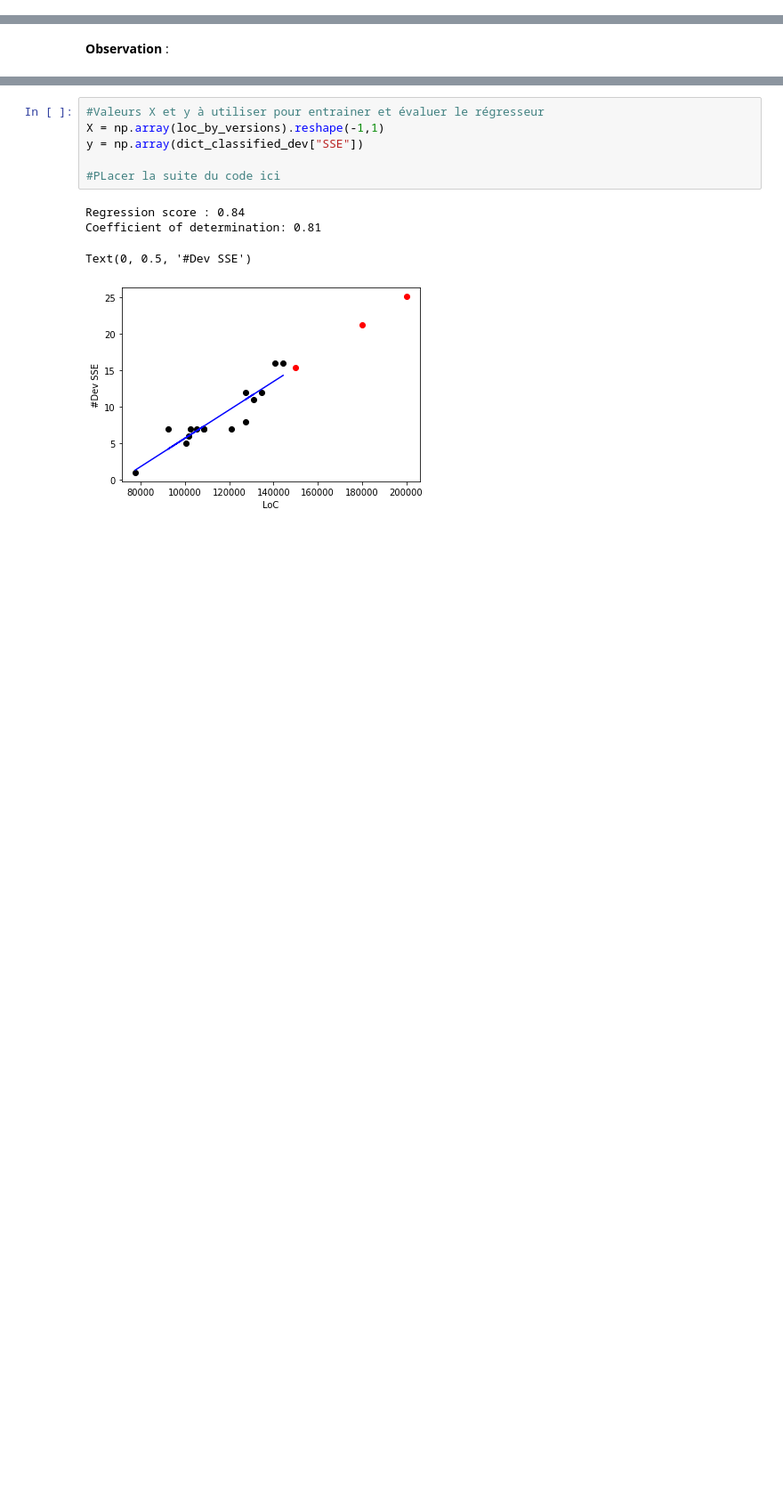
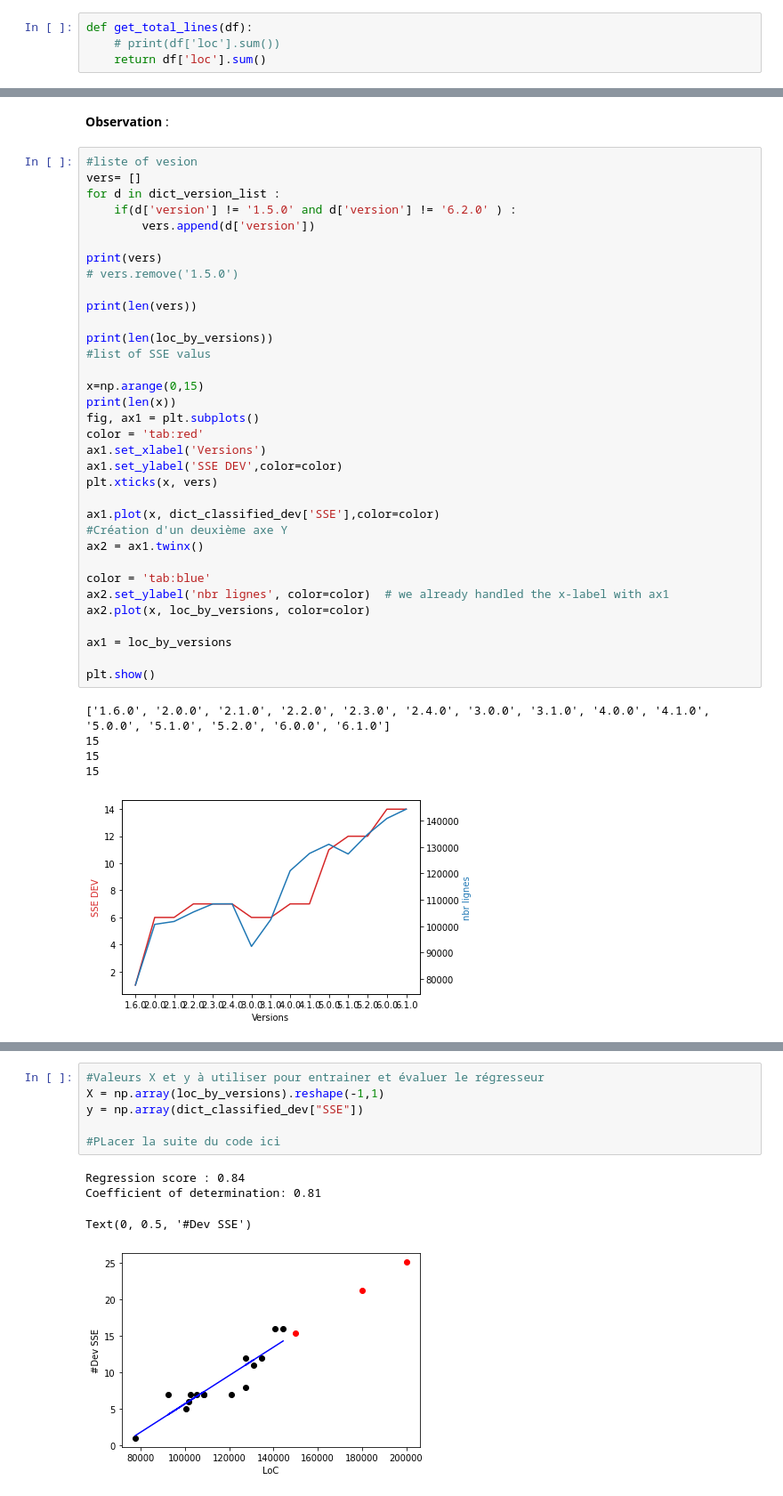
Before and after one commit to AzeddineZadir/TP_IAGL_metrique, a Jupyter notebook: developers_classification.ipynb, the cells around one changed output, grey strips where cells are left out. Shown: that part at 89% size. Drawn from its saved outputs; the diff is of its cells as text; blank space fills up the shorter version.

```diff
--- a/developers_classification.ipynb
+++ b/developers_classification.ipynb
@@ -162,0 +221,4 @@ loc_by_versions = []
+# %%
+def get_total_lines(df):
+    # print(df['loc'].sum())
+    return df['loc'].sum()
@@ -170,4 +264,44 @@ L'objectif ici est de tracer à l'aide du package matplotlib ([documentation](ht
 En traçant cette figure vous devriez observer une particularité commune aux deux courbes, faite part de cette observation dans la case textutelle ci-desssous.
 # %% [markdown]
 **Observation** :
+# %%
+#liste of vesion
+vers= []
+for d in dict_version_list :
+    if(d['version'] != '1.5.0' and d['version'] != '6.2.0' ) :
+        vers.append(d['version'])
+
+print(vers)
+# vers.remove('1.5.0')
+
+print(len(vers))
+
+print(len(loc_by_versions))
+#list of SSE valus
+
+x=np.arange(0,15)
+print(len(x))
+fig, ax1 = plt.subplots()
+color = 'tab:red'
+ax1.set_xlabel('Versions')
+ax1.set_ylabel('SSE DEV',color=color)
+plt.xticks(x, vers)
+
+ax1.plot(x, dict_classified_dev['SSE'],color=color)
+#Création d'un deuxième axe Y
+ax2 = ax1.twinx()
+
+color = 'tab:blue'
+ax2.set_ylabel('nbr lignes', color=color)  # we already handled the x-label with ax1
+ax2.plot(x, loc_by_versions, color=color)
+
+ax1 = loc_by_versions
+
+plt.show()
+# %% [output]
+['1.6.0', '2.0.0', '2.1.0', '2.2.0', '2.3.0', '2.4.0', '3.0.0', '3.1.0', '4.0.0', '4.1.0', '5.0.0', '5.1.0', '5.2.0', '6.0.0', '6.1.0']
+15
+15
+15
+[figure, added]
 # %%
```
Also changed, not shown: parts of 6 cells of this notebook, 5 other files.
